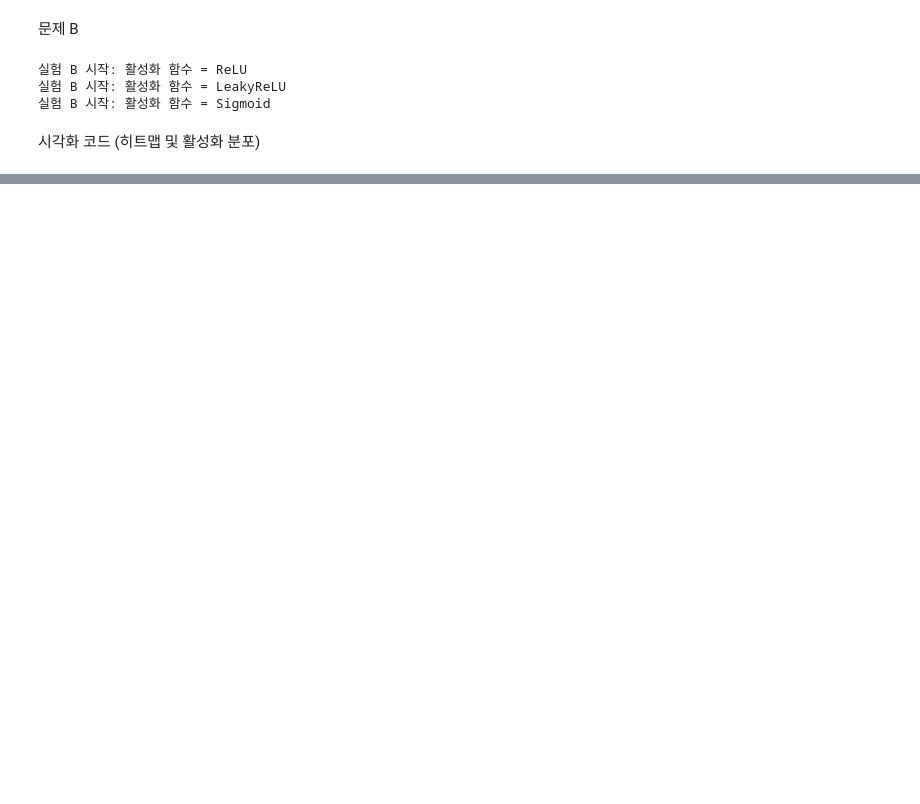
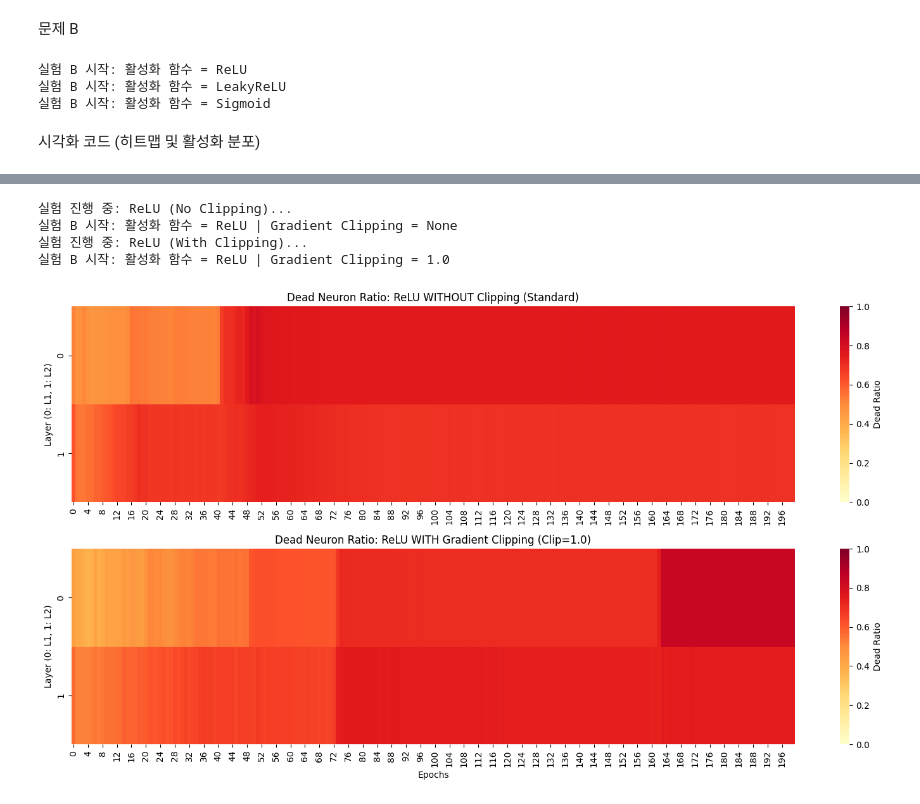
Before and after one commit to YHFTF/CV_HW-3, a Jupyter notebook: CV_HW_3(B).ipynb, the cells around one changed output, grey strips where cells are left out. Drawn from its saved outputs; the diff is of its cells as text; code cells hidden in the pictures; blank space fills up the shorter version.

```diff
--- a/CV_HW_3(B).ipynb
+++ b/CV_HW_3(B).ipynb
@@ -215,0 +291,38 @@ LeakyReLU           44.80%                  0
+# %%
+# --- 실험 실행: 클리핑 미적용 vs 적용 ---
+print("실험 진행 중: ReLU (No Clipping)...")
+res_no_clip = run_experiment_b_with_clipping('ReLU', clip_value=None)
+
+print("실험 진행 중: ReLU (With Clipping)...")
+res_clip = run_experiment_b_with_clipping('ReLU', clip_value=1.0)
+
+# --- 히트맵 비교 시각화 함수 ---
+def plot_clipping_comparison_heatmap(res_no, res_with):
+    fig, axes = plt.subplots(2, 1, figsize=(15, 8))
+
+    # 1. No Clipping 히트맵
+    dead_data_no = np.array(res_no['dead_ratio']).T
+    sns.heatmap(dead_data_no, ax=axes[0], cmap='YlOrRd', vmin=0, vmax=1,
+                cbar_kws={'label': 'Dead Ratio'})
+    axes[0].set_title('Dead Neuron Ratio: ReLU WITHOUT Clipping (Standard)')
+    axes[0].set_ylabel('Layer (0: L1, 1: L2)')
+
+    # 2. With Clipping 히트맵
+    dead_data_with = np.array(res_with['dead_ratio']).T
+    sns.heatmap(dead_data_with, ax=axes[1], cmap='YlOrRd', vmin=0, vmax=1,
+                cbar_kws={'label': 'Dead Ratio'})
+    axes[1].set_title('Dead Neuron Ratio: ReLU WITH Gradient Clipping (Clip=1.0)')
+    axes[1].set_ylabel('Layer (0: L1, 1: L2)')
+    axes[1].set_xlabel('Epochs')
+
+    plt.tight_layout()
+    plt.show()
+
+# 실행
+plot_clipping_comparison_heatmap(res_no_clip, res_clip)
+# %% [output]
+실험 진행 중: ReLU (No Clipping)...
+실험 B 시작: 활성화 함수 = ReLU | Gradient Clipping = None
+실험 진행 중: ReLU (With Clipping)...
+실험 B 시작: 활성화 함수 = ReLU | Gradient Clipping = 1.0
+[figure, added]
```
Also changed, not shown: parts of 4 cells of this notebook.
